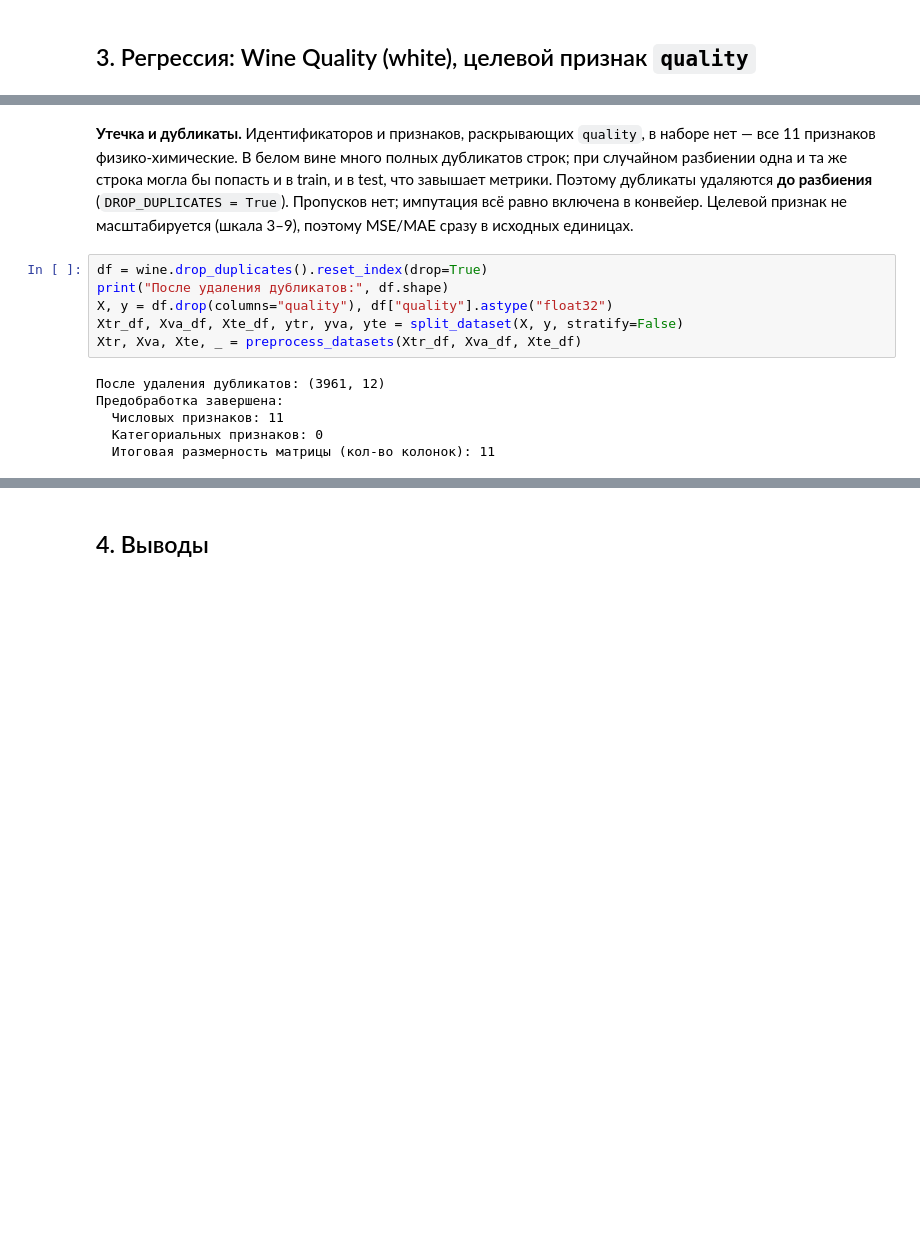
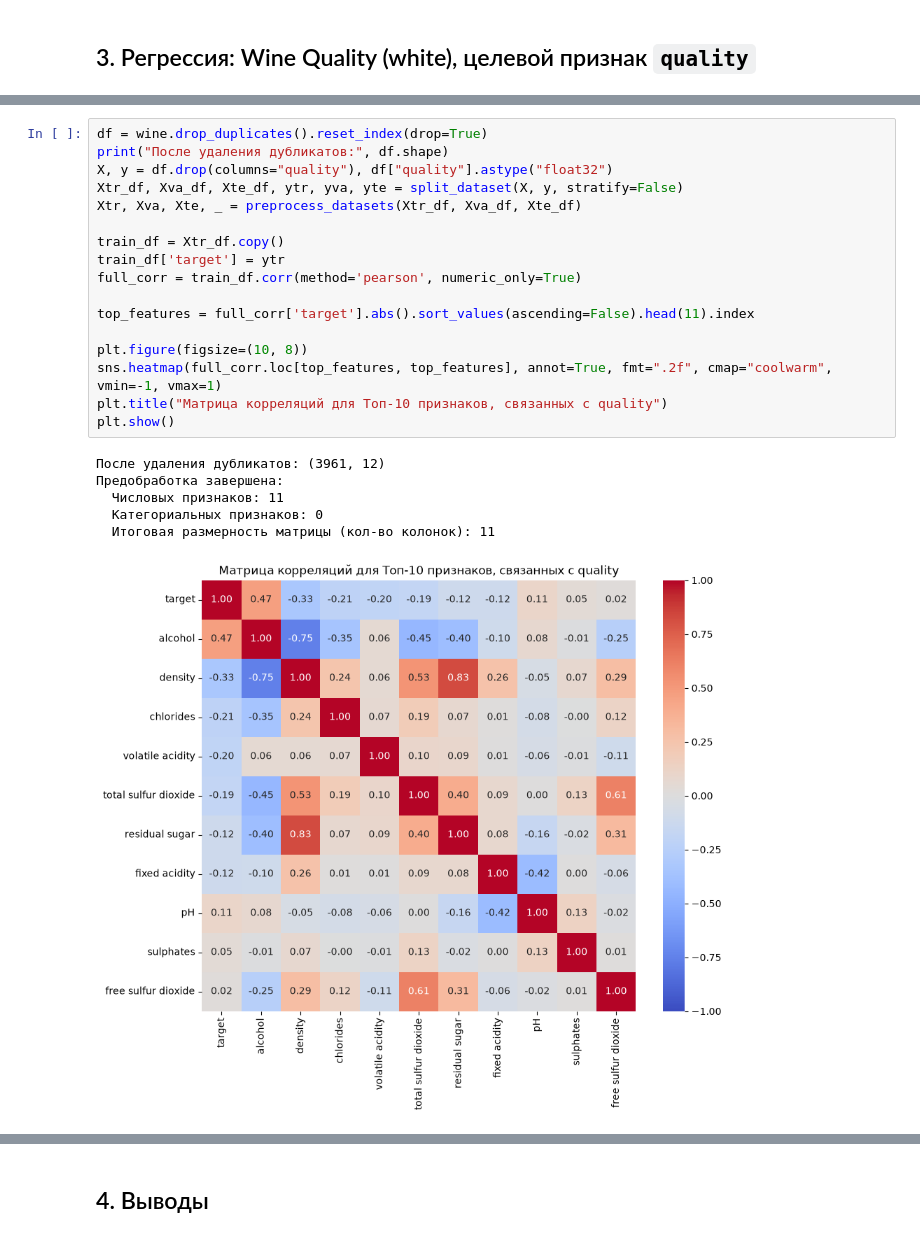
Before and after one commit to sergeydorof/neural_networks_labs, a Jupyter notebook: lab1/Lab1_NN_edited.ipynb, the cells around one changed output, grey strips where cells are left out. Cells and saved outputs as stored; diff of their text form; blank space fills up the shorter version.

```diff
--- a/lab1/Lab1_NN_edited.ipynb
+++ b/lab1/Lab1_NN_edited.ipynb
@@ -490,17 +557,24 @@ Name: count, dtype: int64
-# %% [markdown]
-**Утечка и дубликаты.** Идентификаторов и признаков, раскрывающих `quality`, в наборе нет — все 11 признаков физико-химические.
-В белом вине много полных дубликатов строк; при случайном разбиении одна и та же строка могла бы попасть и в train, и в test, что завышает
-метрики. Поэтому дубликаты удаляются **до разбиения** (`DROP_DUPLICATES = True`). Пропусков нет; импутация всё равно включена в конвейер.
-Целевой признак не масштабируется (шкала 3–9), поэтому MSE/MAE сразу в исходных единицах.
 # %%
 df = wine.drop_duplicates().reset_index(drop=True)
 print("После удаления дубликатов:", df.shape)
 X, y = df.drop(columns="quality"), df["quality"].astype("float32")
 Xtr_df, Xva_df, Xte_df, ytr, yva, yte = split_dataset(X, y, stratify=False)
 Xtr, Xva, Xte, _ = preprocess_datasets(Xtr_df, Xva_df, Xte_df)
+
+train_df = Xtr_df.copy()
+train_df['target'] = ytr
+full_corr = train_df.corr(method='pearson', numeric_only=True)
+
+top_features = full_corr['target'].abs().sort_values(ascending=False).head(11).index
+
+plt.figure(figsize=(10, 8))
+sns.heatmap(full_corr.loc[top_features, top_features], annot=True, fmt=".2f", cmap="coolwarm", vmin=-1, vmax=1)
+plt.title("Матрица корреляций для Топ-10 признаков, связанных с quality")
+plt.show()
 # %% [output]
 После удаления дубликатов: (3961, 12)
 Предобработка завершена:
   Числовых признаков: 11
   Категориальных признаков: 0
   Итоговая размерность матрицы (кол-во колонок): 11
+[figure, added]
```
Also changed, not shown: parts of 16 cells of this notebook.
